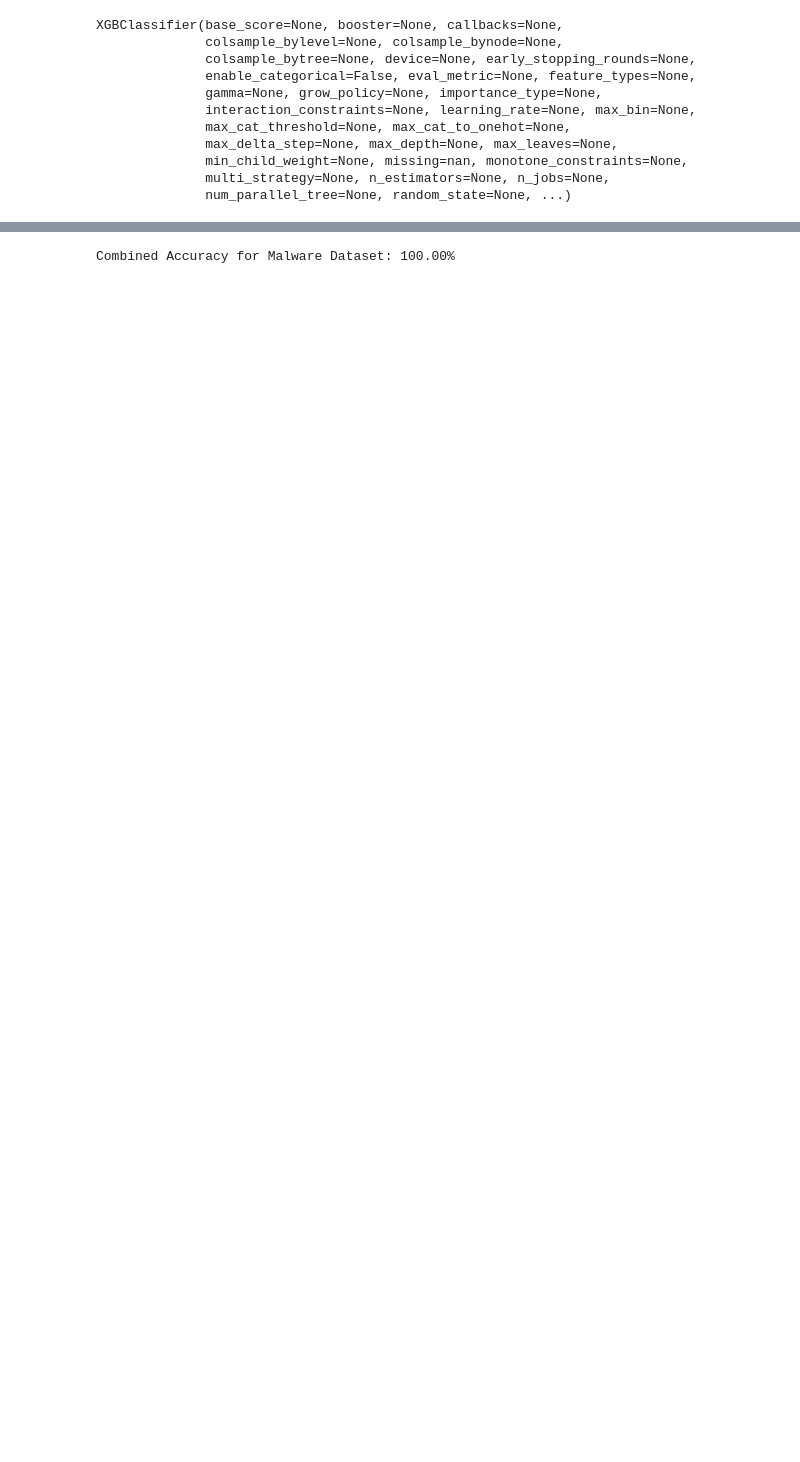
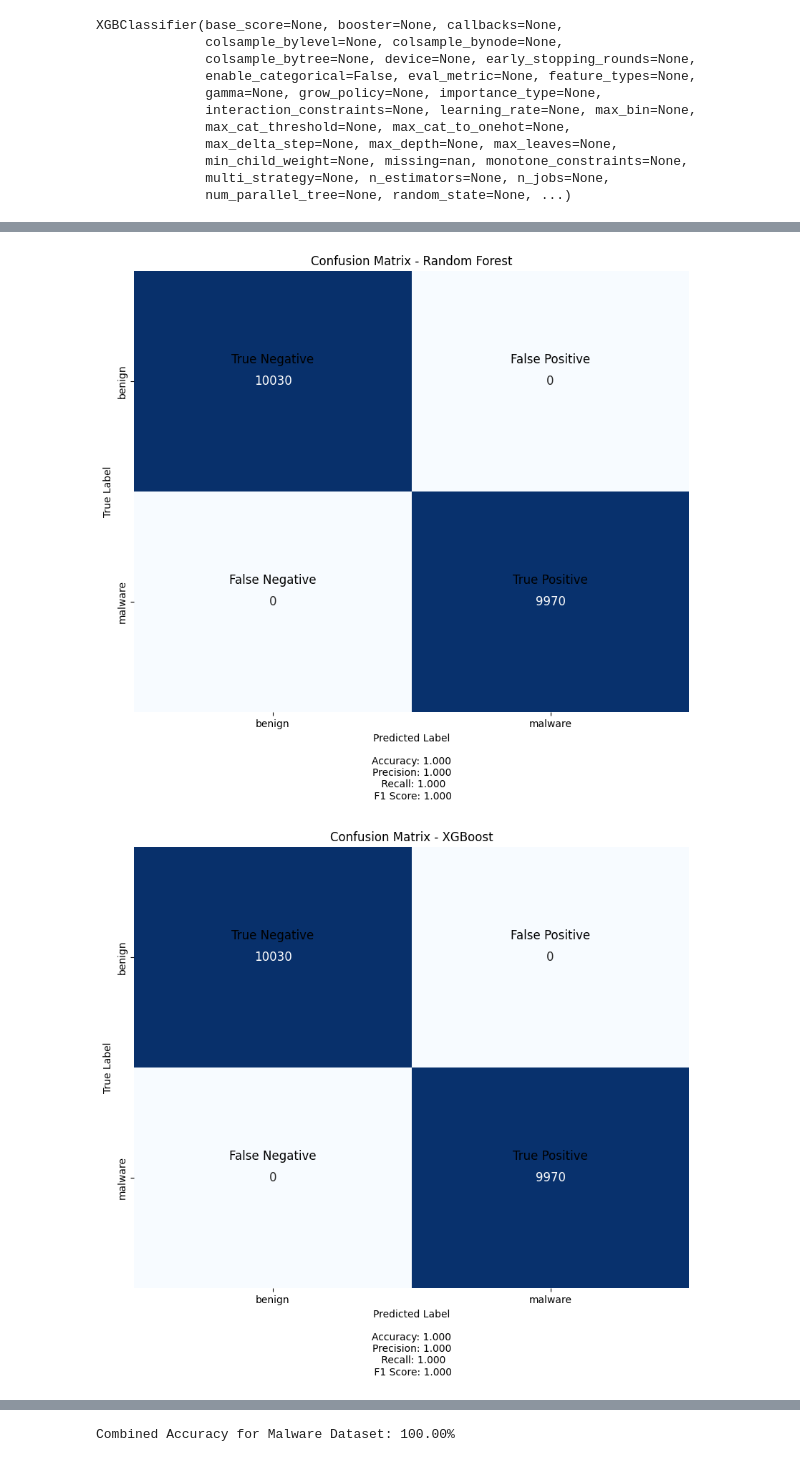
Before and after one commit to tindoy10/browser-extension, a Jupyter notebook: extension.ipynb, the cells around one changed output, grey strips where cells are left out. Drawn from its saved outputs; the diff is of its cells as text; code cells hidden in the pictures; blank space fills up the shorter version.

```diff
--- a/extension.ipynb
+++ b/extension.ipynb
@@ -150,0 +283,77 @@ combined_predictions_malware = (rf_predictions_malware + xgb_predictions_malware
+# %%
+labels = ["benign", "malware"]
+
+# Confusion Matrix for Random Forest
+rf_conf_matrix_malware = confusion_matrix(y2_test, rf_predictions_malware)
+
+# Confusion Matrix for XGBoost
+xgb_conf_matrix_malware = confusion_matrix(y2_test, xgb_predictions_malware)
+
+# Confusion Matrix for LightGBM
+lgb_conf_matrix_malware = confusion_matrix(y2_test, lgb_predictions_malware)
+
+# Calculate accuracy for Random Forest
+rf_accuracy_malware = accuracy_score(y2_test, rf_predictions_malware)
+rf_precision_malware = precision_score(y2_test, rf_predictions_malware)
+rf_recall_malware = recall_score(y2_test, rf_predictions_malware)
+rf_f1_score_malware = f1_score(y2_test, rf_predictions_malware)
+
+# Calculate accuracy for XGBoost
+xgb_accuracy_malware = accuracy_score(y2_test, xgb_predictions_malware)
+xgb_precision_malware = precision_score(y2_test, xgb_predictions_malware)
+xgb_recall_malware = recall_score(y2_test, xgb_predictions_malware)
+xgb_f1_score_malware = f1_score(y2_test, xgb_predictions_malware)
+
+# Calculate accuracy for LightGBM
+lgb_accuracy_malware = accuracy_score(y2_test, lgb_predictions_malware)
+lgb_precision_malware = precision_score(y2_test, lgb_predictions_malware)
+lgb_recall_malware = recall_score(y2_test, lgb_predictions_malware)
+lgb_f1_score_malware = f1_score(y2_test, lgb_predictions_malware)
+
+# Plotting Confusion Matrix for Random Forest
+plt.figure(figsize=(10, 8))
+sns.heatmap(rf_conf_matrix_malware, annot=True, fmt="d", cmap="Blues", cbar=False,
+            annot_kws={"fontsize": 12})
+plt.title("Confusion Matrix - Random Forest")
+plt.xlabel("Predicted Label\n\nAccuracy: {:.3f}\nPrecision: {:.3f}\n Recall: {:.3f}\n F1 Score: {:.3f}".format(rf_accuracy_malware, rf_precision_malware, rf_recall_malware, rf_f1_score_malware))
+plt.ylabel("True Label")
+plt.text(0.5, 0.4, "True Negative", ha='center', va='center', fontsize=12)
+plt.text(1.5, 0.4, "False Positive", ha='center', va='center', fontsize=12)
+plt.text(0.5, 1.4, "False Negative", ha='center', va='center', fontsize=12)
+plt.text(1.5, 1.4, "True Positive", ha='center', va='center', fontsize=12)
+plt.xticks(ticks=[0.5, 1.5], labels=labels)
+plt.yticks(ticks=[0.5, 1.5], labels=labels)
+plt.show()
+
+# Plotting Confusion Matrix for XGBoost
+plt.figure(figsize=(10, 8))
+sns.heatmap(xgb_conf_matrix_malware, annot=True, fmt="d", cmap="Blues", cbar=False,
+            annot_kws={"fontsize": 12})
+plt.title("Confusion Matrix - XGBoost")
+plt.xlabel("Predicted Label\n\nAccuracy: {:.3f}\nPrecision: {:.3f}\n Recall: {:.3f}\n F1 Score: {:.3f}".format(xgb_accuracy_malware, xgb_precision_malware, xgb_recall_malware, xgb_f1_score_malware))
+plt.ylabel("True Label")
+plt.text(0.5, 0.4, "True Negative", ha='center', va='center', fontsize=12)
+plt.text(1.5, 0.4, "False Positive", ha='center', va='center', fontsize=12)
+plt.text(0.5, 1.4, "False Negative", ha='center', va='center', fontsize=12)
+plt.text(1.5, 1.4, "True Positive", ha='center', va='center', fontsize=12)
+plt.xticks(ticks=[0.5, 1.5], labels=labels)
+plt.yticks(ticks=[0.5, 1.5], labels=labels)
+plt.show()
+
+# Plotting Confusion Matrix for LightGBM
+plt.figure(figsize=(10, 8))
+sns.heatmap(lgb_conf_matrix_malware, annot=True, fmt="d", cmap="Blues", cbar=False,
+            annot_kws={"fontsize": 12})
+plt.title("Confusion Matrix - LightGBM")
+plt.xlabel("Predicted Label\n\nAccuracy: {:.3f}\nPrecision: {:.3f}\n Recall: {:.3f}\n F1 Score: {:.3f}".format(lgb_accuracy_malware, lgb_precision_malware, lgb_recall_malware, lgb_f1_score_malware))
+plt.ylabel("True Label")
+plt.text(0.5, 0.4, "True Negative", ha='center', va='center', fontsize=12)
+plt.text(1.5, 0.4, "False Positive", ha='center', va='center', fontsize=12)
+plt.text(0.5, 1.4, "False Negative", ha='center', va='center', fontsize=12)
+plt.text(1.5, 1.4, "True Positive", ha='center', va='center', fontsize=12)
+plt.xticks(ticks=[0.5, 1.5], labels=labels)
+plt.yticks(ticks=[0.5, 1.5], labels=labels)
+plt.show()
+# %% [output]
+[figure, added]
+[figure, added]
```
Also changed, not shown: parts of 13 cells of this notebook, 3 other files.
